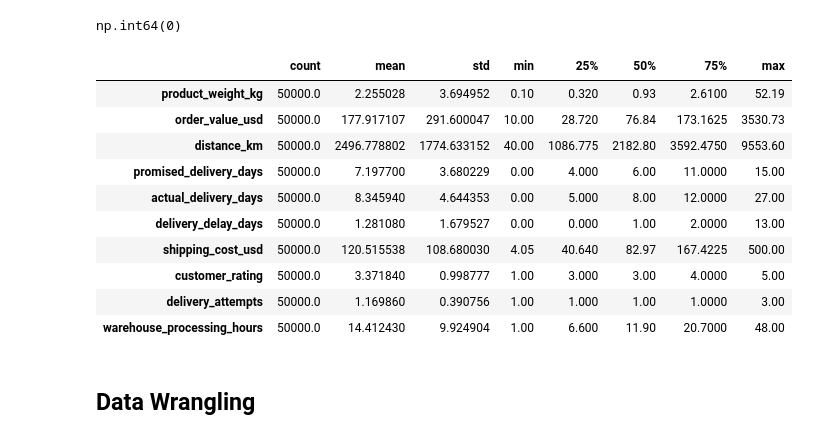
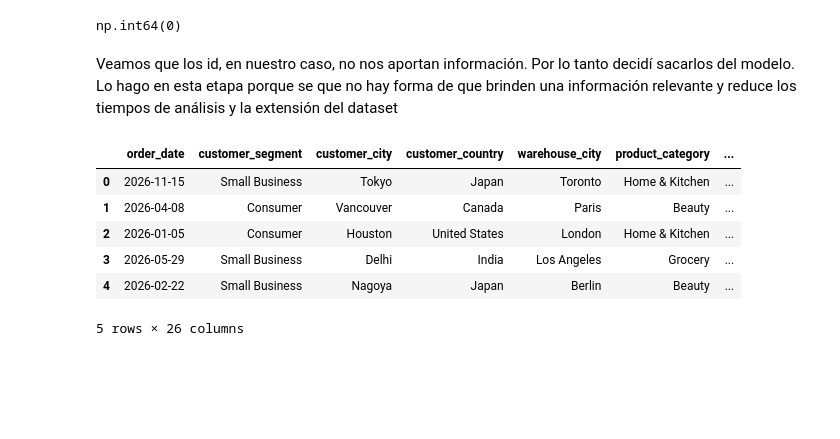
Before and after one commit to mahkzi/Projects-Machine-Learning, a Jupyter notebook: Proyecto_Final_Data_ScienceII.ipynb, the cells around one changed output. Cells and saved outputs as stored; diff of their text form; code cells hidden in the pictures; blank space fills up the shorter version.

```diff
--- a/Proyecto_Final_Data_ScienceII.ipynb
+++ b/Proyecto_Final_Data_ScienceII.ipynb
@@ -139,21 +204,5 @@ df.duplicated().sum()
 # Confirmamos la presencia nula de registros duplicados.
 # %% [output]
 np.int64(0)
-# %%
-# Por último, quiero ver como se distribuyen mis datos para tener una base antes de hacer el data Wrangling
-df.describe().T
-# Reconozco que varias columnas presentan un sesgo negativo. Hay que analizarlo pero nos da un indicio de como se mueven nuestras variables númericas.
-# %% [output]
-|  | count | mean | std | min | 25% | 50% | 75% | max |
-| product_weight_kg | 50000.0 | 2.255028 | 3.694952 | 0.10 | 0.320 | 0.93 | 2.6100 | 52.19 |
-| order_value_usd | 50000.0 | 177.917107 | 291.600047 | 10.00 | 28.720 | 76.84 | 173.1625 | 3530.73 |
-| distance_km | 50000.0 | 2496.778802 | 1774.633152 | 40.00 | 1086.775 | 2182.80 | 3592.4750 | 9553.60 |
-| promised_delivery_days | 50000.0 | 7.197700 | 3.680229 | 0.00 | 4.000 | 6.00 | 11.0000 | 15.00 |
-| actual_delivery_days | 50000.0 | 8.345940 | 4.644353 | 0.00 | 5.000 | 8.00 | 12.0000 | 27.00 |
-| delivery_delay_days | 50000.0 | 1.281080 | 1.679527 | 0.00 | 0.000 | 1.00 | 2.0000 | 13.00 |
-| shipping_cost_usd | 50000.0 | 120.515538 | 108.680030 | 4.05 | 40.640 | 82.97 | 167.4225 | 500.00 |
-| customer_rating | 50000.0 | 3.371840 | 0.998777 | 1.00 | 3.000 | 3.00 | 4.0000 | 5.00 |
-| delivery_attempts | 50000.0 | 1.169860 | 0.390756 | 1.00 | 1.000 | 1.00 | 1.0000 | 3.00 |
-| warehouse_processing_hours | 50000.0 | 14.412430 | 9.924904 | 1.00 | 6.600 | 11.90 | 20.7000 | 48.00 |
-# %% [markdown]
-## Data Wrangling
+# %% [markdown]
+Veamos que los id, en nuestro caso, no nos aportan información. Por lo tanto decidí sacarlos del modelo. Lo hago en esta etapa porque se que no hay forma de que brinden una información relevante y reduce los tiempos de análisis y la extensión del dataset
@@ -159,0 +211,11 @@ df.describe().T
+# %%
+# Así queda nuestro dataset.
+df.head()
+# %% [output]
+|  | order_date | customer_segment | customer_city | customer_country | warehouse_city | product_category | ... |
+| 0 | 2026-11-15 | Small Business | Tokyo | Japan | Toronto | Home & Kitchen | ... |
+| 1 | 2026-04-08 | Consumer | Vancouver | Canada | Paris | Beauty | ... |
+| 2 | 2026-01-05 | Consumer | Houston | United States | London | Home & Kitchen | ... |
+| 3 | 2026-05-29 | Small Business | Delhi | India | Los Angeles | Grocery | ... |
+| 4 | 2026-02-22 | Small Business | Nagoya | Japan | Berlin | Beauty | ... |
+5 rows × 26 columns
```
Also changed, not shown: parts of 20 cells of this notebook.
